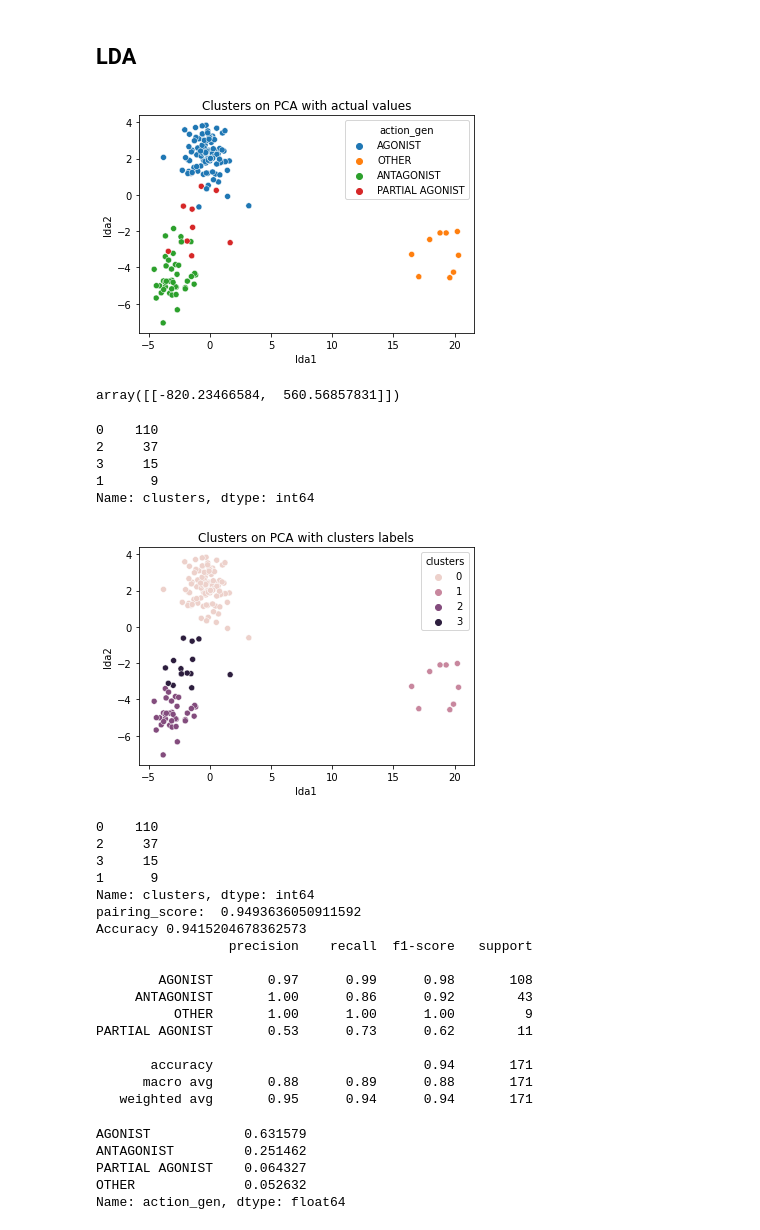
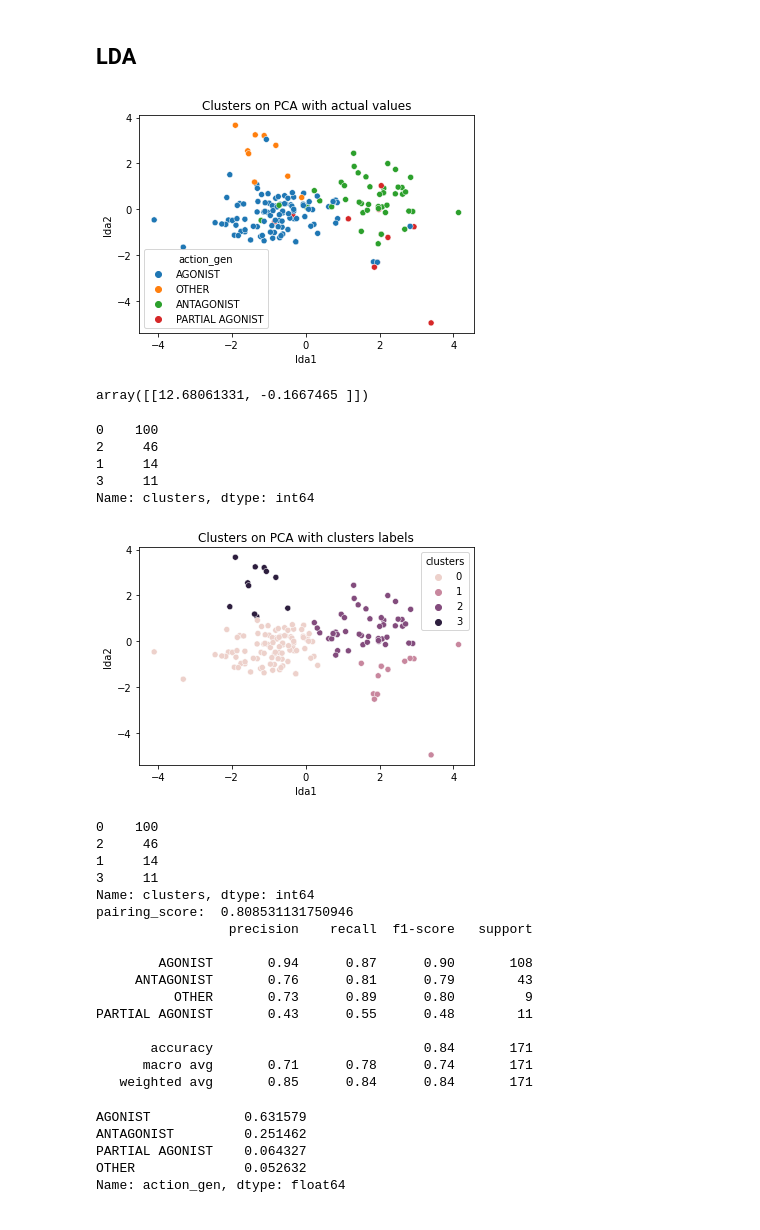
Before and after one commit to chopralab/ASPIRE_QSAR, a Jupyter notebook: mol2vec_analysis2.ipynb, the cells around one changed output. Cells and saved outputs as stored; diff of their text form; code cells hidden in the pictures.

```diff
--- a/mol2vec_analysis2.ipynb
+++ b/mol2vec_analysis2.ipynb
@@ -233,32 +238,33 @@ Accuracy 0.3684210526315789
 # %%
 from sklearn.discriminant_analysis import LinearDiscriminantAnalysis as LDA
 from sklearn.model_selection import train_test_split
 
 np.random.seed(42)
 df_mol2vec_scaled = df_mol2vec
 scaler = StandardScaler()
 df_mol2vec_scaled = pd.DataFrame(scaler.fit_transform(df_mol2vec))
 df_mol2vec_scaled['action_gen'] = df['action_gen']
 
 
 # normal LDA
-# lda = LDA(n_components=2).fit(df_mol2vec_scaled.iloc[:, :-1], df_mol2vec_scaled.iloc[:, -1])
+n_comp = 2
+# lda = LDA(n_components=n_comp).fit(df_mol2vec_scaled.iloc[:, :-1], df_mol2vec_scaled.iloc[:, -1])
 
 # normal LDA with partial training set to prevent overfitting
-df['action_gen_float'] = df.action_gen.map({'AGONIST': 0, 'ANTAGONIST': 1, 'ANTAGONIST': 2, 'OTHER': 3})
-df_sample = df_mol2vec_scaled.sample(n=150)
-lda = LDA(n_components=2).fit(df_sample.iloc[:, :-1], df_sample.iloc[:, -1])
+# df_sample = df_mol2vec_scaled.sample(n=140)
+# lda = LDA(n_components=n_comp).fit(df_sample.iloc[:, :-1], df_sample.iloc[:, -1])
 
 # solve generalized eigenvalue problem
-# X_train, X_test, y_train, y_test = train_test_split(df_mol2vec_scaled.iloc[:, :-1], df_mol2vec_scaled.iloc[:, -1], test_size=0.05, random_state=42)
-# lda = LDA(n_components=2, solver='eigen', shrinkage=0.1).fit(X_train, y_train)
+X_train, X_test, y_train, y_test = train_test_split(df_mol2vec_scaled.iloc[:, :-1], df_mol2vec_scaled.iloc[:, -1],
+                                                train_size=0.6, random_state=42)
+lda = LDA(n_components=n_comp, solver='eigen', shrinkage=0.2).fit(X_train, y_train)
 
 df_mol2vec_scaled.drop("action_gen", axis=1, inplace=True)
 lda_results = lda.transform(df_mol2vec_scaled)
 
-lda_results = pd.DataFrame(lda_results, columns=['lda1', 'lda2'])
+lda_results = pd.DataFrame(lda_results, columns=['lda' + str(i) for i in range(1, n_comp+1)])
 sns.scatterplot(x='lda1', y="lda2", hue=df['action_gen'], data=lda_results)
 plt.title('Clusters on PCA with actual values')
 plt.show()
 # %% [output]
-[figure, old version]
+[figure, new version]
@@ -265,28 +338,25 @@ plt.show()
 # %%
 lda.transform(df_mol2vec.iloc[50:51, :])
 # %% [output]
-array([[-820.23466584,  560.56857831]])
+array([[12.68061331, -0.1667465 ]])
 # %%
 clustering_kmeans = KMeans(n_clusters=4)
 lda_results['clusters'] = clustering_kmeans.fit_predict(lda_results)
 lda_results['clusters'].value_counts()
 # %% [output]
-0    110
-2     37
-3     15
-1      9
+0    100
+2     46
+1     14
+3     11
 Name: clusters, dtype: int64
 # %%
 sns.scatterplot(x="lda1", y="lda2", hue=lda_results['clusters'], data=lda_results)
 plt.title('Clusters on PCA with clusters labels')
 plt.show()
 # %% [output]
-[figure, old version]
+[figure, new version]
 # %%
-from sklearn.metrics import classification_report
-from sklearn.metrics import f1_score
-from sklearn.metrics import accuracy_score
-from sklearn.metrics import rand_score
+
 
 print(lda_results['clusters'].value_counts())
 # sort keys based on number of values in each clusters
@@ -299,26 +369,25 @@ lda_results['action_gen_cluster'] = lda_results['clusters'].map({cluster_dict[0]
 
 print('pairing_score: ', rand_score(lda_results.action_gen, lda_results.action_gen_cluster))
 lda_results[lda_results.action_gen == lda_results.action_gen_cluster].shape[0] / lda_results.shape[0]
-print('Accuracy', accuracy_score(lda_results.action_gen, lda_results.action_gen_cluster))
+# print('Accuracy', accuracy_score(lda_results.action_gen, lda_results.action_gen_cluster))
 print(classification_report(lda_results.action_gen, lda_results.action_gen_cluster))
 # %% [output]
-0    110
-2     37
-3     15
-1      9
+0    100
+2     46
+1     14
+3     11
 Name: clusters, dtype: int64
-pairing_score:  0.9493636050911592
-Accuracy 0.9415204678362573
+pairing_score:  0.808531131750946
                  precision    recall  f1-score   support
 
-        AGONIST       0.97      0.99      0.98       108
-     ANTAGONIST       1.00      0.86      0.92        43
-          OTHER       1.00      1.00      1.00         9
-PARTIAL AGONIST       0.53      0.73      0.62        11
+        AGONIST       0.94      0.87      0.90       108
+     ANTAGONIST       0.76      0.81      0.79        43
+          OTHER       0.73      0.89      0.80         9
+PARTIAL AGONIST       0.43      0.55      0.48        11
 
-       accuracy                           0.94       171
-      macro avg       0.88      0.89      0.88       171
-   weighted avg       0.95      0.94      0.94       171
+       accuracy                           0.84       171
+      macro avg       0.71      0.78      0.74       171
+   weighted avg       0.85      0.84      0.84       171
 # %%
 df.action_gen.value_counts()/df.shape[0]
 # %% [output]
```
Also changed, not shown: parts of 3 cells of this notebook.
